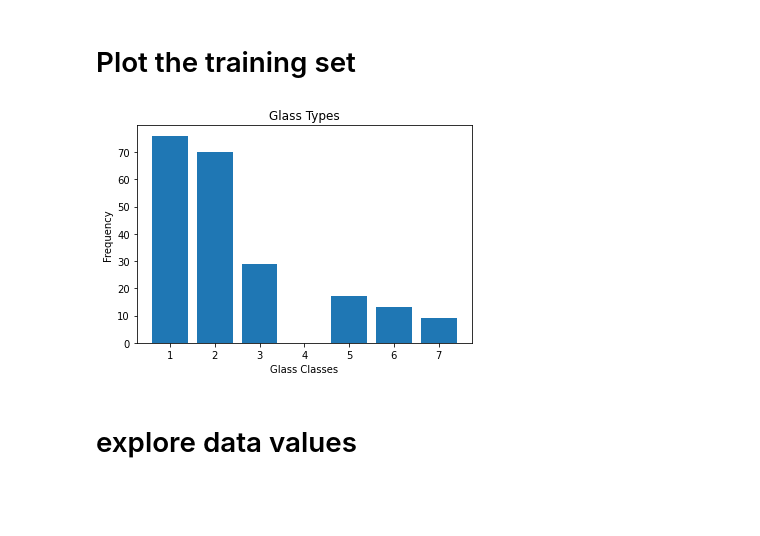
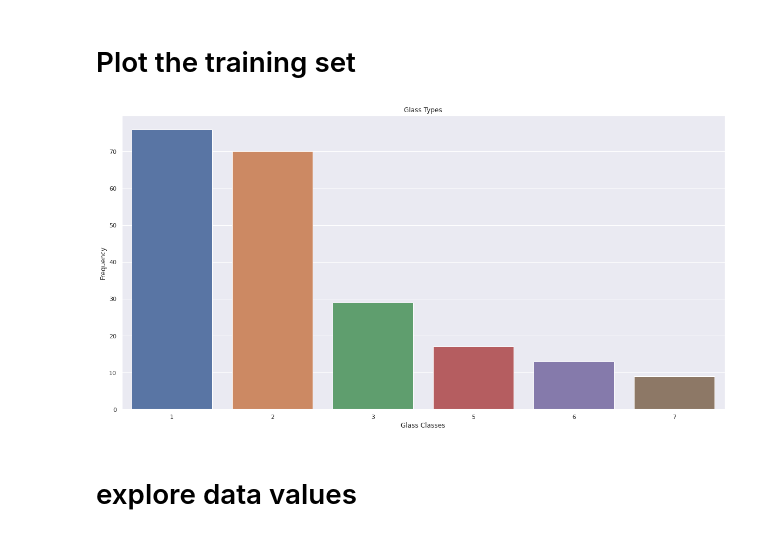
Before and after one commit to castortroy05/bdcw2, a Jupyter notebook: bdcw2.ipynb, the cells around one changed output. Cells and saved outputs as stored; diff of their text form; code cells hidden in the pictures; blank space fills up the shorter version.

Commit message:
chart adjustments

```diff
--- a/bdcw2.ipynb
+++ b/bdcw2.ipynb
@@ -7,20 +7,10 @@ import matplotlib.pyplot as plt
 import tensorflow as tf
 import seaborn as sns
 from sklearn import metrics
-from tensorflow.keras.preprocessing.image import ImageDataGenerator
 from tensorflow.keras.optimizers import Adam
 from tensorflow.keras.utils import to_categorical, normalize
 from sklearn.model_selection import train_test_split
 from sklearn.metrics import confusion_matrix
-colors = plt.rcParams['axes.prop_cycle'].by_key()['color']
-
-# from tensorflow.python.client import device_lib
-# print(device_lib.list_local_devices())
-# tf.config.list_physical_devices('GPU')
-# print(tf.test.is_built_with_cuda())
-# with tf.compat.v1.Session() as sess:
-#   devices = sess.list_devices()
-# devices
 # %% [markdown]
 # Import the dataset
 # %%
@@ -122,16 +292,18 @@ print(y_training.shape)
 # %% [markdown]
 # Plot the training set
 # %%
-glass= y_training.unique()
-values = y_training.value_counts()
-
-plt.bar(glass, values)
+ybar= df['Type']
+glass= ybar.unique()
+values = ybar.value_counts()
+sns.set_theme(style="darkgrid")
+sns.set(rc={'figure.figsize':(20,10)})
+sns.barplot(x=glass, y=values)
 plt.title("Glass Types")
 plt.xlabel("Glass Classes")
 plt.ylabel("Frequency")
 plt.show()
 # %% [output]
-[figure, old version]
+[figure, new version]
 # %% [markdown]
 # explore data values
 # %%
```
Also changed, not shown: parts of 29 cells of this notebook.
